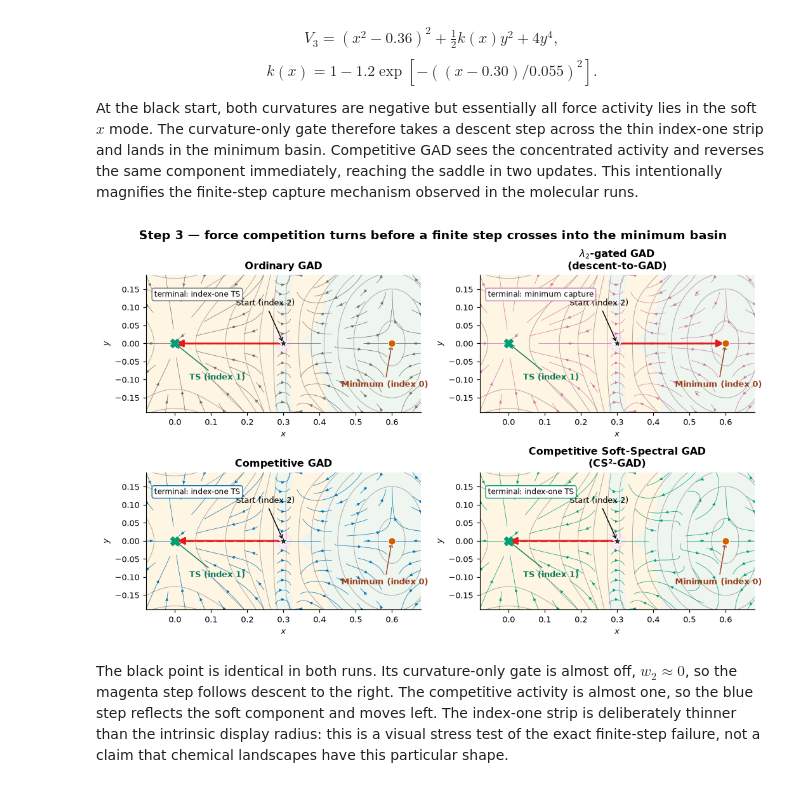
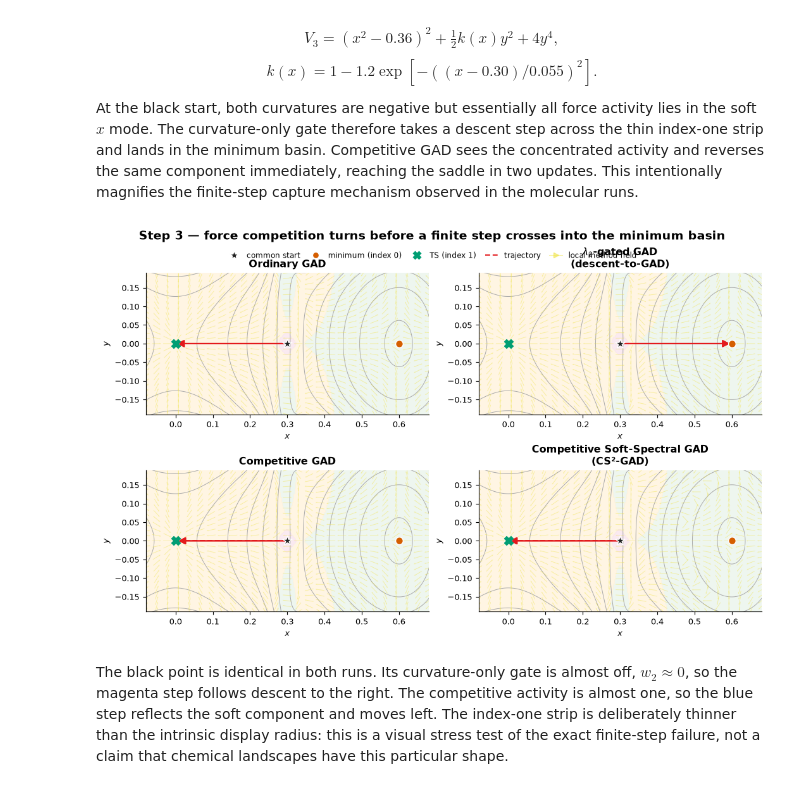
Before and after one commit to memo-ozdincer/GAD_plus, a Jupyter notebook: examples/gad_mechanism_failure_atlas.ipynb, the cells around one changed output. Drawn from its saved outputs; the diff is of its cells as text; code cells hidden in the pictures.

Commit message:
Simplify GAD atlas field and POI presentation

```diff
--- a/examples/gad_mechanism_failure_atlas.ipynb
+++ b/examples/gad_mechanism_failure_atlas.ipynb
@@ -26,6 +26,7 @@ import numpy as np
 import matplotlib.pyplot as plt
 from matplotlib.colors import ListedColormap
 from matplotlib.patches import FancyArrowPatch, Patch
+from matplotlib.lines import Line2D
 
 plt.rcParams.update({
     'figure.dpi': 105,
@@ -85,13 +86,13 @@ def raw_method_field(q, grad, hess, policy, *, tau=.18):
     else: w,r=wcomp,p/p.max()
     return U@(-(1-2*w*r)*c)
 
-def draw_vector_field(ax, grad, hess, policy, *, xlim, ylim, n=25):
+def draw_vector_field(ax, grad, hess, policy, *, xlim, ylim, n=27):
     xs=np.linspace(*xlim,n); ys=np.linspace(*ylim,n); XX,YY=np.meshgrid(xs,ys)
     field=np.asarray([raw_method_field((x,y),grad,hess,policy) for x,y in zip(XX.ravel(),YY.ravel())])
     UU,VV=field[:,0].reshape(XX.shape),field[:,1].reshape(XX.shape)
     norm=np.hypot(UU,VV); UU=np.divide(UU,norm,out=np.zeros_like(UU),where=norm>1e-12); VV=np.divide(VV,norm,out=np.zeros_like(VV),where=norm>1e-12)
-    ax.streamplot(xs,ys,UU,VV,density=.52,color=COLORS[policy],linewidth=.48,arrowsize=.65,
-                  minlength=.04,maxlength=.85,integration_direction='both',zorder=2)
+    ax.quiver(XX,YY,UU,VV,angles='xy',scale_units='xy',scale=42,pivot='mid',color='#F0E442',alpha=.44,
+              width=.0020,headwidth=2.4,headlength=2.8,headaxislength=2.5,zorder=2)
 
 def exact_index_grid(hess, X, Y):
     out=np.empty_like(X,dtype=int)
@@ -108,16 +109,27 @@ def method_panel(ax, X, Y, Z, index, path, policy, *, grad, hess, xlim, ylim, le
     ax.contourf(X,Y,index,levels=[-.5,.5,1.5,2.5],cmap=INDEX_CMAP,alpha=.80)
     ax.contour(X,Y,Z,levels=levels,colors='#A9A9A9',linewidths=.65)
     draw_vector_field(ax,grad,hess,policy,xlim=xlim,ylim=ylim)
-    color=COLORS[policy]; ax.plot(path[:,0],path[:,1],color=TRAJECTORY_COLOR,lw=1.8,ls=(0,(4,2)),zorder=4)
+    color=COLORS[policy]; ax.plot(path[:,0],path[:,1],color=TRAJECTORY_COLOR,lw=1.35,ls=(0,(4,2)),zorder=4)
     segment=np.linalg.norm(np.diff(path,axis=0),axis=1); cumulative=np.r_[0,np.cumsum(segment)]
     if cumulative[-1]>1e-7:
         for fraction in (.38,.72):
             i=min(max(1,np.searchsorted(cumulative,fraction*cumulative[-1])),len(path)-1)
             if np.linalg.norm(path[i]-path[i-1])>1e-10:
                 ax.add_patch(FancyArrowPatch(path[i-1],path[i],arrowstyle='-|>',mutation_scale=16,
-                                             color=TRAJECTORY_COLOR,lw=1.7,zorder=6))
+                                             color=TRAJECTORY_COLOR,lw=1.35,zorder=6))
     ax.scatter(*path[-1],s=48,marker='s',color=TRAJECTORY_COLOR,edgecolor='white',linewidth=.7,zorder=7)
     ax.set(xlim=xlim,ylim=ylim,aspect='equal',xlabel='$x$',ylabel='$y$',title=METHOD_LABELS[policy])
+
+def add_figure_legend(fig):
+    handles=[
+        Line2D([],[],marker='*',markersize=10,markerfacecolor='#222222',markeredgecolor='white',color='none',label='common start'),
+        Line2D([],[],marker='o',markersize=7,markerfacecolor='#D55E00',markeredgecolor='white',color='none',label='minimum (index 0)'),
+        Line2D([],[],marker='X',markersize=8,color='#009E73',linestyle='None',label='TS (index 1)'),
+        Line2D([],[],color=TRAJECTORY_COLOR,lw=1.35,ls=(0,(4,2)),label='trajectory'),
+        Line2D([],[],color='#F0E442',marker='>',markersize=5,lw=.7,alpha=.55,label='local method field'),
+    ]
+    fig.legend(handles=handles,loc='upper center',bbox_to_anchor=(.5,.958),ncol=5,frameon=False,fontsize=8,
+               handlelength=1.8,columnspacing=1.15)
 
 def normalized_arrows(field, points, length=.10):
     vec = np.asarray([field(p) for p in points], dtype=float)
@@ -167,14 +179,9 @@ fig,axes=plt.subplots(2,2,figsize=(10.0,8.2),constrained_layout=True)
 for ax,method in zip(axes.flat,METHODS):
     method_panel(ax,X1,Y1,Z1,IDX1,paths1[method],method,grad=g1,hess=H1,xlim=(-1.2,1.2),ylim=(-1.0,1.0),levels=np.linspace(.02,2.1,15))
     ax.scatter(*start1,marker='*',s=115,color='#222222',edgecolor='white',zorder=8)
-    ax.annotate('Start (index 1)',start1,xytext=(.58,.72),arrowprops=dict(arrowstyle='->'),fontsize=9)
     ax.scatter([0],[0],marker='X',s=90,color='#009E73',zorder=8)
-    ax.annotate('TS (index 1)',(0,0),xytext=(.08,-.20),color='#087B59',fontweight='bold',arrowprops=dict(arrowstyle='->',color='#087B59'))
     ax.scatter([-1,1],[0,0],s=60,color='#D55E00',edgecolor='white',zorder=8)
-    ax.text(-1.17,.11,'Minimum\n(index 0)',color='#9A3E1C',fontweight='bold',ha='left')
-    ax.text(.78,.11,'Minimum\n(index 0)',color='#9A3E1C',fontweight='bold',ha='left')
-    ax.text(.03,.04,f'endpoint: index {np.sum(np.linalg.eigvalsh(H1(paths1[method][-1]))<0)}',transform=ax.transAxes,fontsize=8,
-            bbox=dict(boxstyle='round,pad=.3',fc='white',ec=COLORS[method],alpha=.9))
 fig.suptitle('Step 1 — one-mode reflection is locally correct at an index-one saddle', fontsize=13, fontweight='bold')
+add_figure_legend(fig)
 plt.show()
 # %% [output]
@@ -210,15 +217,9 @@ fig,axes=plt.subplots(2,2,figsize=(10.0,8.5),constrained_layout=True)
 for ax,method in zip(axes.flat,METHODS):
     path=paths2[method]; method_panel(ax,X2,Y2,Z2,IDX2,path,method,grad=g2,hess=H2,xlim=(-.34,.74),ylim=(-.06,1.06),levels=np.linspace(.001,.23,14))
     ax.scatter(*start2,marker='*',s=115,color='#222222',edgecolor='white',zorder=8)
-    ax.annotate('Start\n(index 2)',start2,xytext=(.14,.17),arrowprops=dict(arrowstyle='->'),fontsize=9)
     ax.scatter([0],[1],s=65,color='#D55E00',edgecolor='white',zorder=8)
-    ax.annotate('Minimum\n(index 0)',(0,1),xytext=(.10,.90),color='#9A3E1C',fontweight='bold',arrowprops=dict(arrowstyle='->',color='#9A3E1C'))
     ax.scatter([.5],[0],marker='X',s=90,color='#009E73',zorder=8)
-    ax.annotate('TS (index 1)',(.5,0),xytext=(.30,.08),color='#087B59',fontweight='bold',arrowprops=dict(arrowstyle='->',color='#087B59'))
-    terminal_index=np.sum(np.linalg.eigvalsh(H2(path[-1]))<0)
-    terminal_kind='minimum capture' if terminal_index==0 else 'index-one candidate'
-    ax.text(.03,.03,f'terminal: {terminal_kind} after {len(path)-1} updates',transform=ax.transAxes,fontsize=8,
-            bbox=dict(boxstyle='round,pad=.3',fc='white',ec=COLORS[method],alpha=.92))
 fig.suptitle('Step 2 — turn ascent off until the trajectory reaches an index-one corridor',fontsize=13,fontweight='bold')
+add_figure_legend(fig)
 plt.show()
 # %% [output]
@@ -235,39 +236,33 @@ At the black start, both curvatures are negative but essentially all force activ
 # %%
 A3=.6; XC3=.30; WIDTH3=.055
 def k3(x): return 1-1.2*np.exp(-((x-XC3)/WIDTH3)**2)
 def kp3(x): return 2.4*(x-XC3)/WIDTH3**2*np.exp(-((x-XC3)/WIDTH3)**2)
 def kpp3(x): return 2.4/WIDTH3**2*np.exp(-((x-XC3)/WIDTH3)**2)*(1-2*(x-XC3)**2/WIDTH3**2)
 def E3(q):
     x,y=q; return (x*x-A3*A3)**2+.5*k3(x)*y*y+4*y**4
 def g3(q):
     x,y=q; return np.array([4*x*(x*x-A3*A3)+.5*kp3(x)*y*y,k3(x)*y+16*y**3])
 def H3(q):
     x,y=q; return np.array([[12*x*x-4*A3*A3+.5*kpp3(x)*y*y,kp3(x)*y],[kp3(x)*y,k3(x)+48*y*y]])
 
 audit_surface(g3,H3,[(.30,0),(0,0),(.6,0)],atol=5e-4)
 start3=np.array([.30,0.])
 paths3={m:policy_trace(start3,g3,H3,m,R=.32,steps=14)[0] for m in METHODS}
 gridx3=np.linspace(-.12,.72,380); gridy3=np.linspace(-.22,.22,250); X3,Y3=np.meshgrid(gridx3,gridy3)
 Z3=(X3*X3-A3*A3)**2+.5*(1-1.2*np.exp(-((X3-XC3)/WIDTH3)**2))*Y3*Y3+4*Y3**4
 IDX3=exact_index_grid(H3,X3,Y3)
 fig,axes=plt.subplots(2,2,figsize=(10.0,6.2),constrained_layout=True)
 for ax,method in zip(axes.flat,METHODS):
     path=paths3[method]; method_panel(ax,X3,Y3,Z3,IDX3,path,method,grad=g3,hess=H3,xlim=(-.08,.68),ylim=(-.19,.19),levels=np.linspace(.002,.15,14))
     ax.plot(path[:3,0],path[:3,1],'o',ms=4,color=TRAJECTORY_COLOR,zorder=6)
     ax.scatter(*start3,marker='*',s=115,color='#222222',edgecolor='white',zorder=8)
-    ax.annotate('Start (index 2)',start3,xytext=(.25,.105),arrowprops=dict(arrowstyle='->'),ha='center',fontsize=9)
     ax.scatter([0],[0],marker='X',s=90,color='#009E73',zorder=8)
-    ax.annotate('TS (index 1)',(0,0),xytext=(.04,-.10),color='#087B59',fontweight='bold',arrowprops=dict(arrowstyle='->',color='#087B59'))
     ax.scatter([.6],[0],s=65,color='#D55E00',edgecolor='white',zorder=8)
-    ax.annotate('Minimum (index 0)',(.6,0),xytext=(.46,-.12),color='#9A3E1C',fontweight='bold',arrowprops=dict(arrowstyle='->',color='#9A3E1C'))
-    terminal_index=np.sum(np.linalg.eigvalsh(H3(path[-1]))<0)
-    terminal_kind='minimum capture' if terminal_index==0 else 'index-one TS'
-    ax.text(.03,.84,f'terminal: {terminal_kind}',transform=ax.transAxes,fontsize=8,
-            bbox=dict(boxstyle='round,pad=.3',fc='white',ec=COLORS[method],alpha=.92))
 fig.suptitle('Step 3 — force competition turns before a finite step crosses into the minimum basin',fontsize=13,fontweight='bold')
+add_figure_legend(fig)
 plt.show()
 # %% [output]
-[figure, old version]
+[figure, new version]
 # %% [markdown]
 The black point is identical in both runs. Its curvature-only gate is almost off, $w_2\approx0$, so the magenta step follows descent to the right. The competitive activity is almost one, so the blue step reflects the soft component and moves left. The index-one strip is deliberately thinner than the intrinsic display radius: this is a visual stress test of the exact finite-step failure, not a claim that chemical landscapes have this particular shape.
 # %% [markdown]
```
Also changed, not shown: parts of 3 cells of this notebook.
